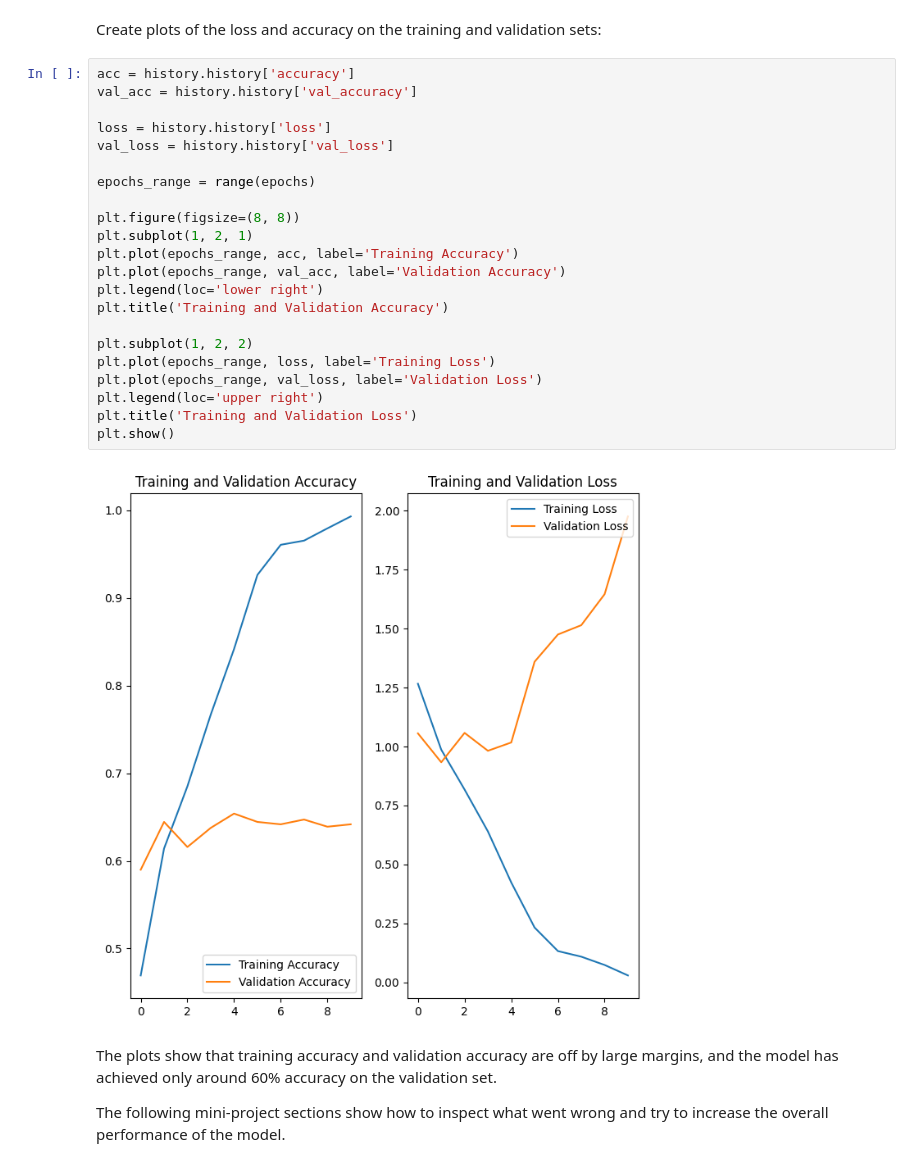
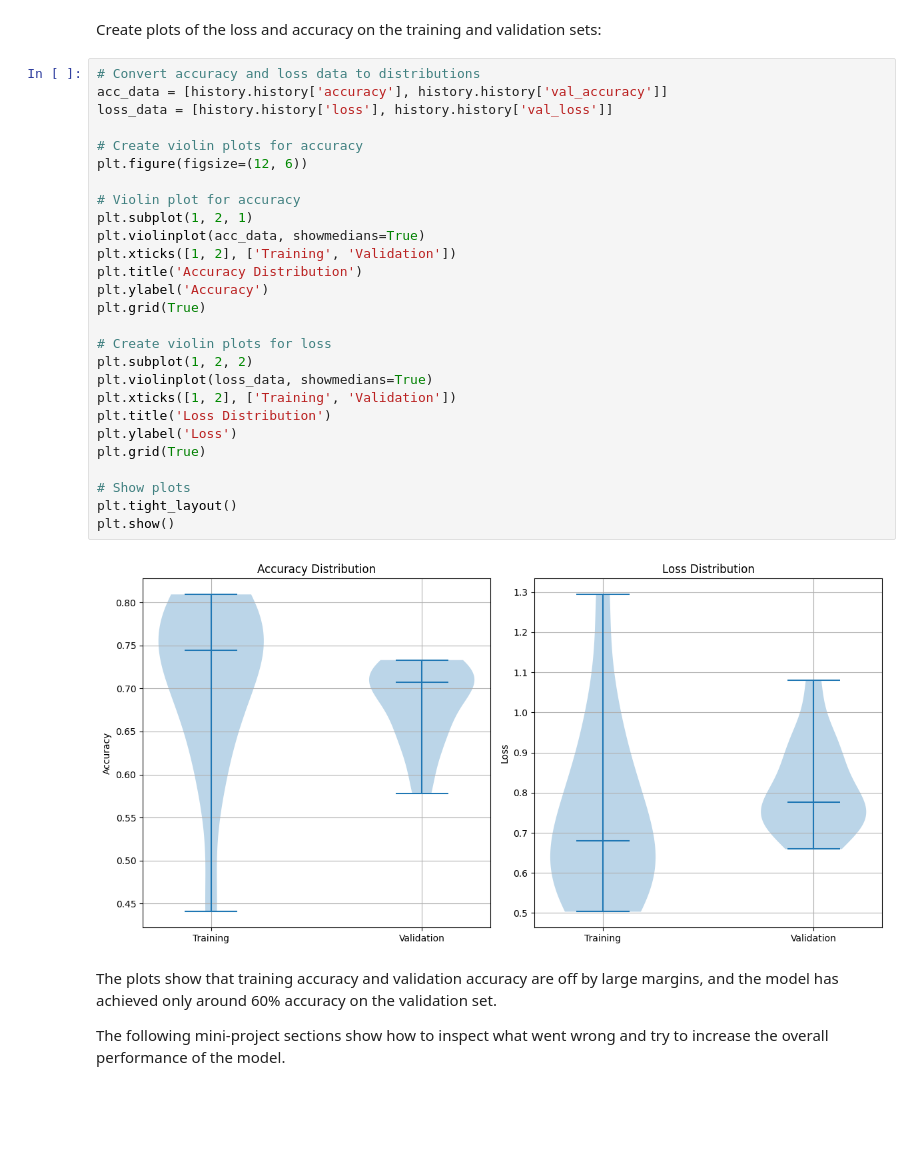
Before and after one commit to nattalliit/mini-project-computer-vision, a Jupyter notebook: computer-vision-image-classification.ipynb, the cells around one changed output. Drawn from its saved outputs; the diff is of its cells as text; blank space fills up the shorter version.

Commit message:
Adding visualization by violin, bar, correllogram plots

```diff
--- a/computer-vision-image-classification.ipynb
+++ b/computer-vision-image-classification.ipynb
@@ -274,30 +274,35 @@ Epoch 10/10
 ## Visualize training results
 # %% [markdown]
 Create plots of the loss and accuracy on the training and validation sets:
-# %%
-acc = history.history['accuracy']
-val_acc = history.history['val_accuracy']
-
-loss = history.history['loss']
-val_loss = history.history['val_loss']
-
-epochs_range = range(epochs)
-
-plt.figure(figsize=(8, 8))
-plt.subplot(1, 2, 1)
-plt.plot(epochs_range, acc, label='Training Accuracy')
-plt.plot(epochs_range, val_acc, label='Validation Accuracy')
-plt.legend(loc='lower right')
-plt.title('Training and Validation Accuracy')
-
-plt.subplot(1, 2, 2)
-plt.plot(epochs_range, loss, label='Training Loss')
-plt.plot(epochs_range, val_loss, label='Validation Loss')
-plt.legend(loc='upper right')
-plt.title('Training and Validation Loss')
-plt.show()
-# %% [output]
-[figure, removed]
+# %%
+# Convert accuracy and loss data to distributions
+acc_data = [history.history['accuracy'], history.history['val_accuracy']]
+loss_data = [history.history['loss'], history.history['val_loss']]
+
+# Create violin plots for accuracy
+plt.figure(figsize=(12, 6))
+
+# Violin plot for accuracy
+plt.subplot(1, 2, 1)
+plt.violinplot(acc_data, showmedians=True)
+plt.xticks([1, 2], ['Training', 'Validation'])
+plt.title('Accuracy Distribution')
+plt.ylabel('Accuracy')
+plt.grid(True)
+
+# Create violin plots for loss
+plt.subplot(1, 2, 2)
+plt.violinplot(loss_data, showmedians=True)
+plt.xticks([1, 2], ['Training', 'Validation'])
+plt.title('Loss Distribution')
+plt.ylabel('Loss')
+plt.grid(True)
+
+# Show plots
+plt.tight_layout()
+plt.show()
+# %% [output]
+[figure, added]
 # %% [markdown]
 The plots show that training accuracy and validation accuracy are off by large margins, and the model has achieved only around 60% accuracy on the validation set.
 
```
Also changed, not shown: parts of 3 cells of this notebook.
